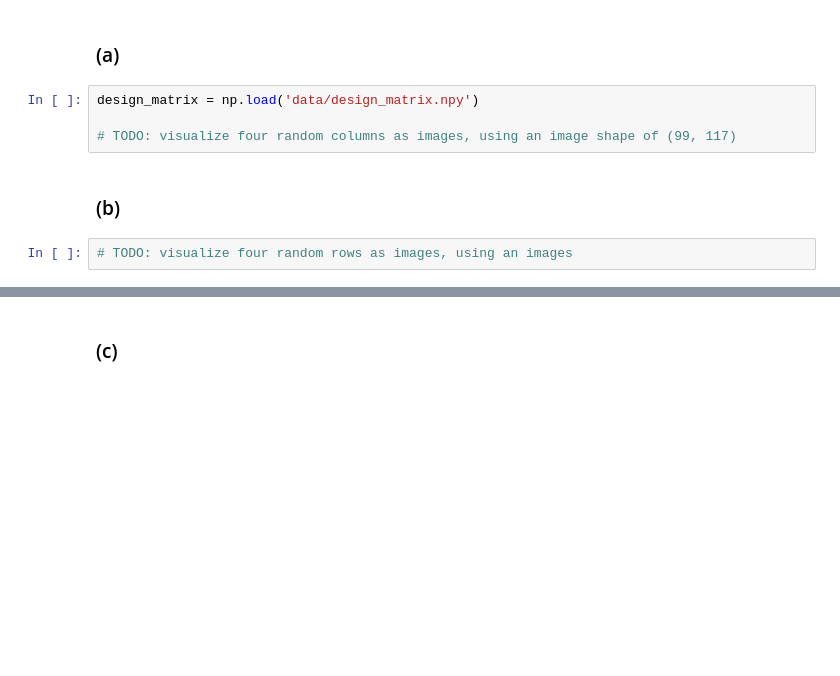
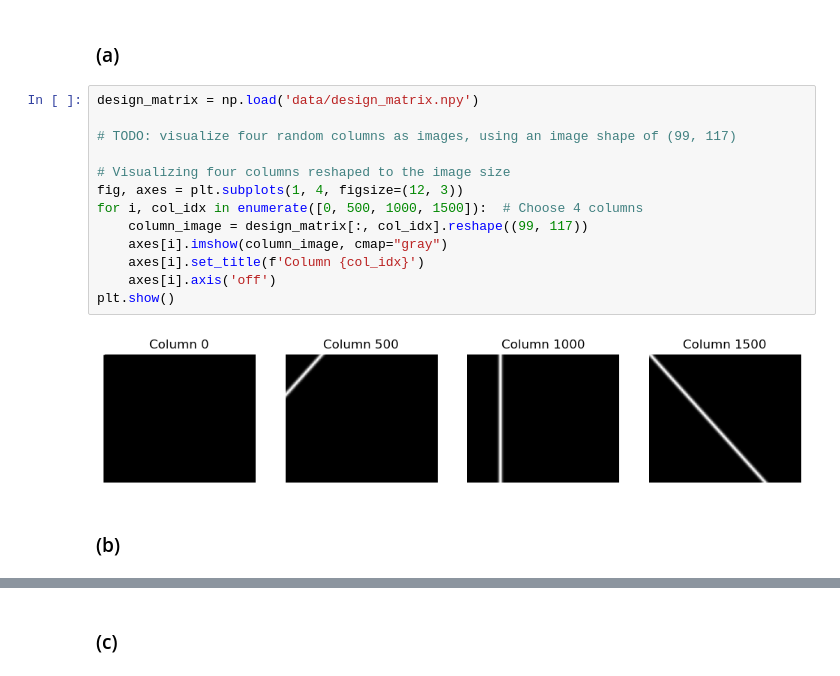
Before and after one commit to Claitos/mlph_w24, a Jupyter notebook: sheet03/Exercise03_Kusch_Weinreich.ipynb, the cells around one changed output, grey strips where cells are left out. Drawn from its saved outputs; the diff is of its cells as text; blank space fills up the shorter version.

```diff
--- a/sheet03/Exercise03_Kusch_Weinreich.ipynb
+++ b/sheet03/Exercise03_Kusch_Weinreich.ipynb
@@ -180,11 +179,20 @@ sino shape: (1, 2100)
 [figure]
 # %% [markdown]
 ### (a)
-# %%
-design_matrix = np.load('data/design_matrix.npy')
-
-# TODO: visualize four random columns as images, using an image shape of (99, 117)
+# %%
+design_matrix = np.load('data/design_matrix.npy')
+
+# TODO: visualize four random columns as images, using an image shape of (99, 117)
+
+# Visualizing four columns reshaped to the image size
+fig, axes = plt.subplots(1, 4, figsize=(12, 3))
+for i, col_idx in enumerate([0, 500, 1000, 1500]):  # Choose 4 columns
+    column_image = design_matrix[:, col_idx].reshape((99, 117))
+    axes[i].imshow(column_image, cmap="gray")
+    axes[i].set_title(f'Column {col_idx}')
+    axes[i].axis('off')
+plt.show()
+# %% [output]
+[figure, added]
 # %% [markdown]
 ### (b)
-# %%
-# TODO: visualize four random rows as images, using an images
```
Also changed, not shown: parts of 2 cells of this notebook.
